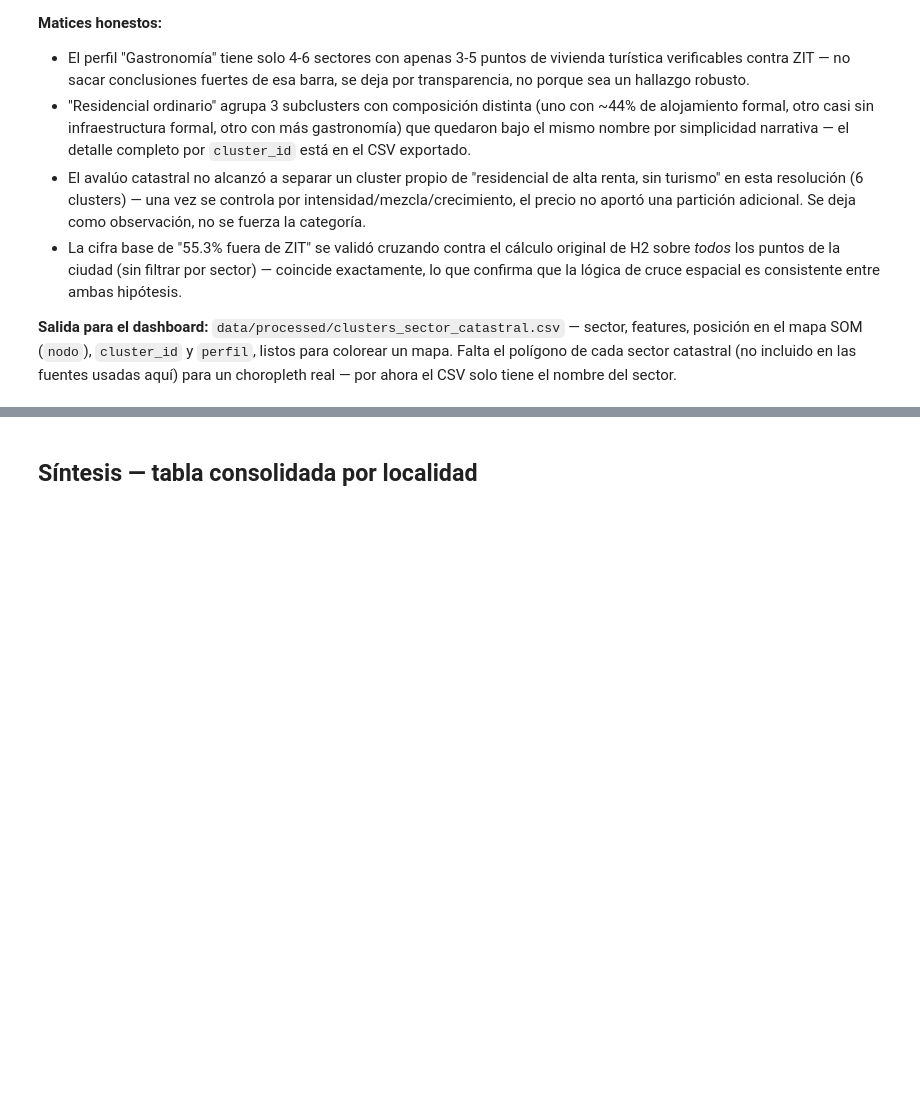
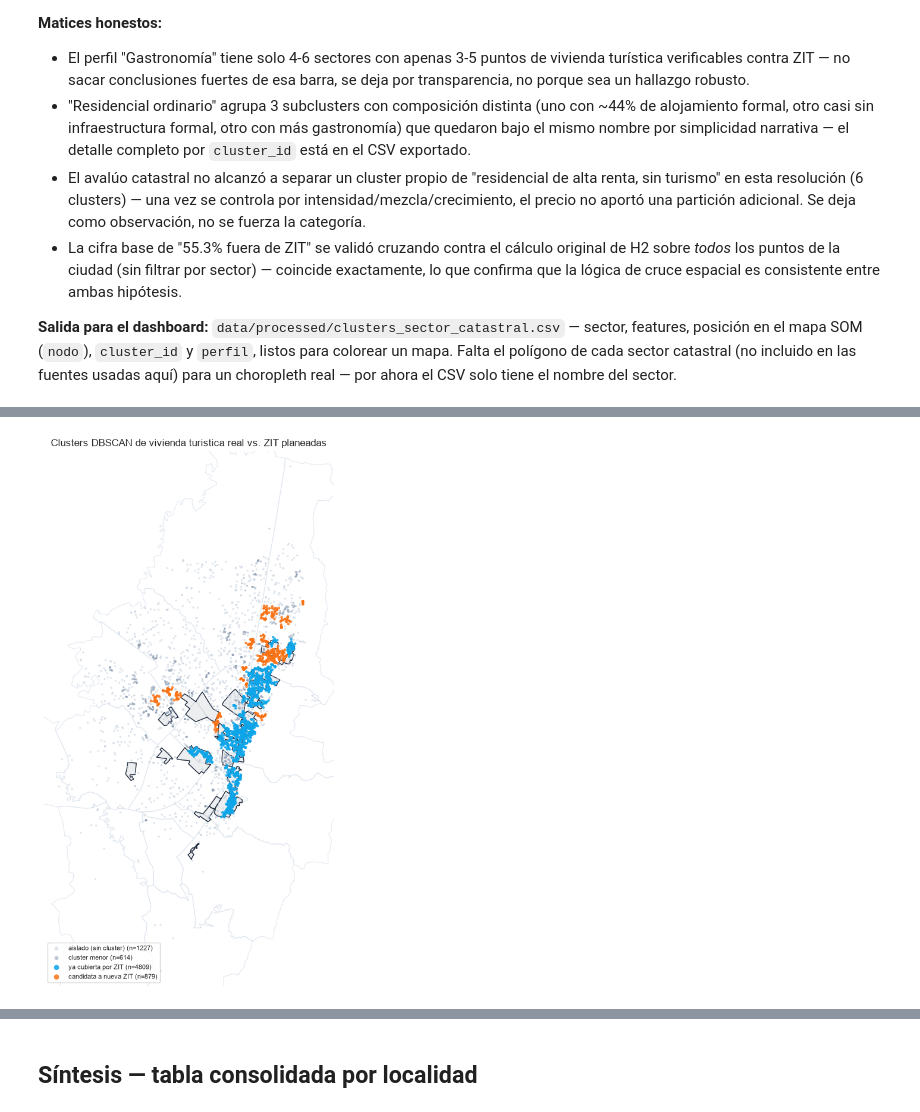
Before and after one commit to JCaceres-R/DataJam-Turismo-Vivienda, a Jupyter notebook: notebooks/01_turismo_vivienda_analisis.ipynb, the cells around one changed output, grey strips where cells are left out. Saved outputs shown, nothing was run; the diff lists cells and outputs as text; code cells hidden in the pictures; blank space fills up the shorter version.

```diff
--- a/notebooks/01_turismo_vivienda_analisis.ipynb
+++ b/notebooks/01_turismo_vivienda_analisis.ipynb
@@ -679,0 +813,30 @@ El hallazgo central es la brecha, no los clusters por sí solos: los focos ya co
+# %%
+xmin, xmax = puntos_vt["lon"].min() - 0.01, puntos_vt["lon"].max() + 0.01
+ymin, ymax = puntos_vt["lat"].min() - 0.01, puntos_vt["lat"].max() + 0.01
+
+fig, ax = plt.subplots(figsize=(9, 9.5))
+for poly in localidad_polys_deg:
+    xs, ys = poly.exterior.xy
+    ax.plot(xs, ys, color="#e2e8f0", linewidth=0.8, zorder=1)
+for poly in zit_polys_deg:
+    xs, ys = poly.exterior.xy
+    ax.fill(xs, ys, color="#1e293b", alpha=0.08, zorder=1)
+    ax.plot(xs, ys, color="#1e293b", linewidth=1.0, zorder=1)
+
+for cat in ["aislado (sin cluster)", "cluster menor", "ya cubierta por ZIT", "candidata a nueva ZIT"]:
+    sub = puntos_vt[puntos_vt["veredicto"] == cat]
+    small = cat in ("aislado (sin cluster)", "cluster menor")
+    ax.scatter(sub["lon"], sub["lat"], s=6 if small else 10, color=COLORS[cat],
+               alpha=0.6 if small else 0.85, label=f"{cat} (n={len(sub)})", zorder=2, edgecolor="none")
+
+ax.set_xlim(xmin, xmax); ax.set_ylim(ymin, ymax)
+ax.set_aspect("equal"); ax.set_xticks([]); ax.set_yticks([])
+for spine in ax.spines.values():
+    spine.set_visible(False)
+ax.set_title("Clusters DBSCAN de vivienda turistica real vs. ZIT planeadas")
+ax.legend(loc="lower left", frameon=True, fontsize=8, markerscale=2)
+plt.tight_layout()
+plt.savefig("../outputs/zit_clusters_dbscan.png", dpi=150, bbox_inches="tight")
+plt.show()
+# %% [output]
+[figure, added]
```
Also changed, not shown: parts of 6 cells of this notebook, 3 other files.
